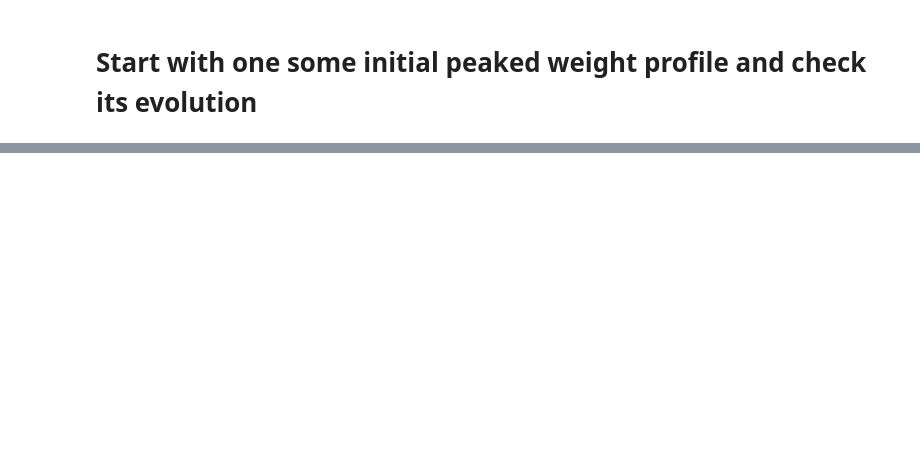
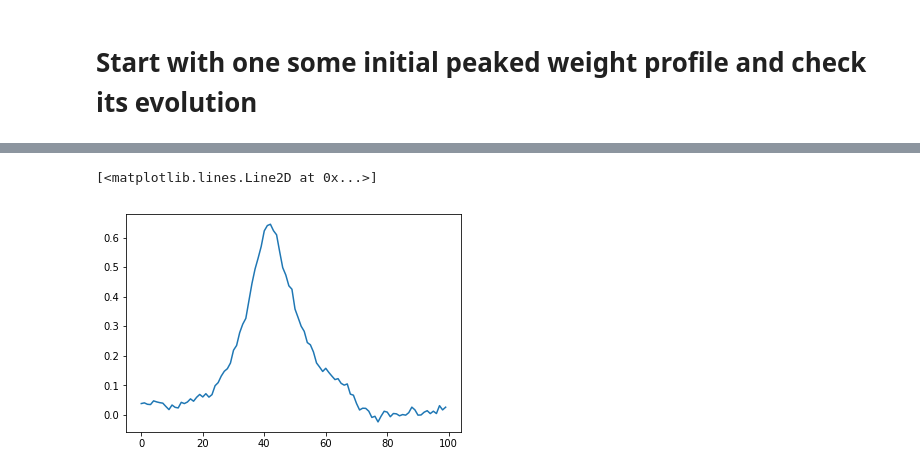
Before and after one commit to btemoshir/learningDynamics, a Jupyter notebook: 8_biasing_InitialWeights.ipynb, the cells around one changed output, grey strips where cells are left out. Drawn from its saved outputs; the diff is of its cells as text; code cells hidden in the pictures; blank space fills up the shorter version.

```diff
--- a/8_biasing_InitialWeights.ipynb
+++ b/8_biasing_InitialWeights.ipynb
@@ -79,0 +164,8 @@ plt.plot(np.array(results['W'])[999,0])
+# %%
+#%%capture capt1
+#Supress the output of the cell and save it to capt1
+
+#Train the model
+RBM4 = rbm.RBM(visible = 'Spin', n_v=N, n_h = 1, hidden = 'Spin',zero_field = True)
+RBM4.weights = np.zeros((1,N)) + 2.
+results4 = RBM4.fit(data,n_iter=100,verbose=0,learning_rate = 0.001,record=['W'],record_interval=100,batch_size=10,N_MC= 20,lr_decay=False,batch_norm=False,init='previous')
@@ -79,0 +190,5 @@ plt.plot(np.array(results['W'])[999,0])
+# %%
+plt.plot(np.array(results4['W'])[999,0])
+# %% [output]
+[<matplotlib.lines.Line2D at 0x...>]
+[figure, added]
```
Also changed, not shown: parts of 12 cells of this notebook, 3 other files.
